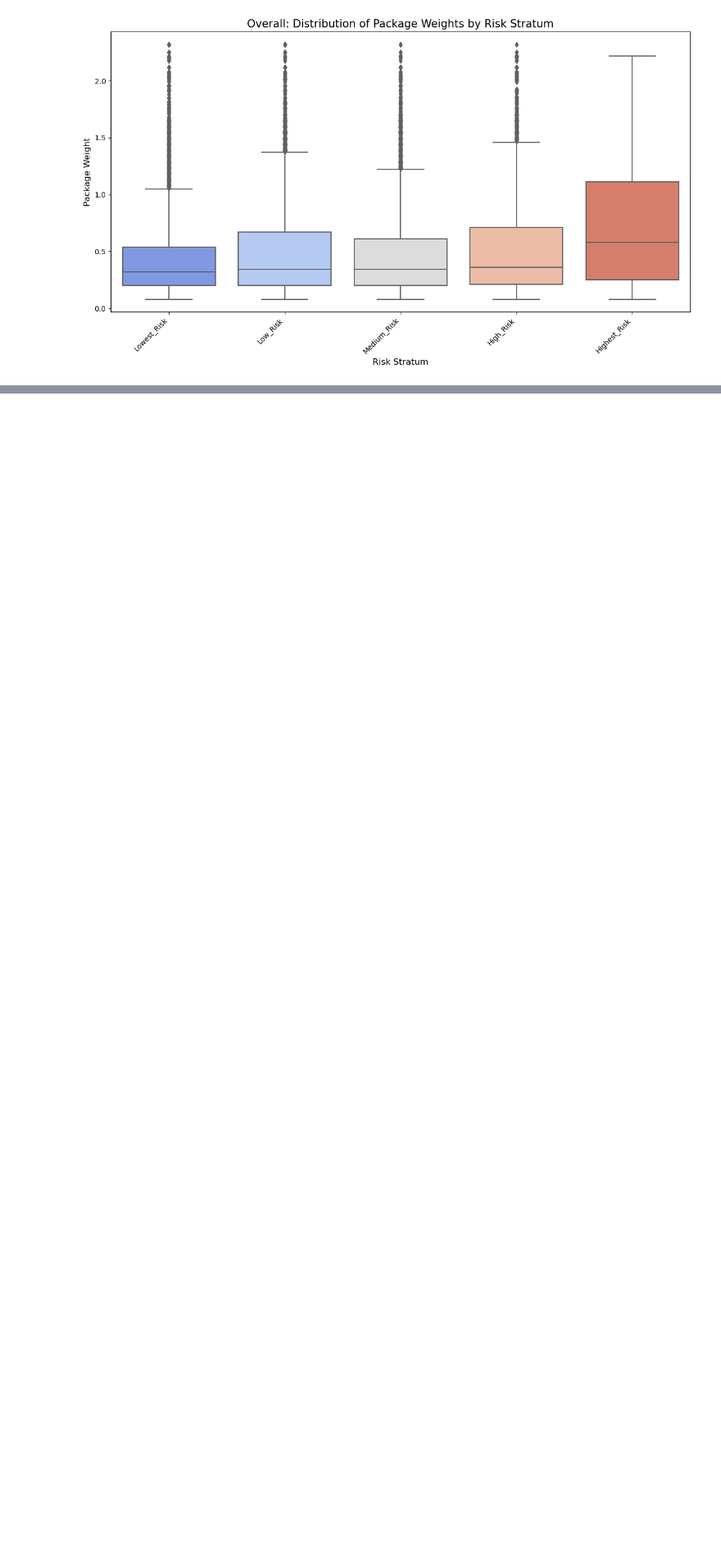
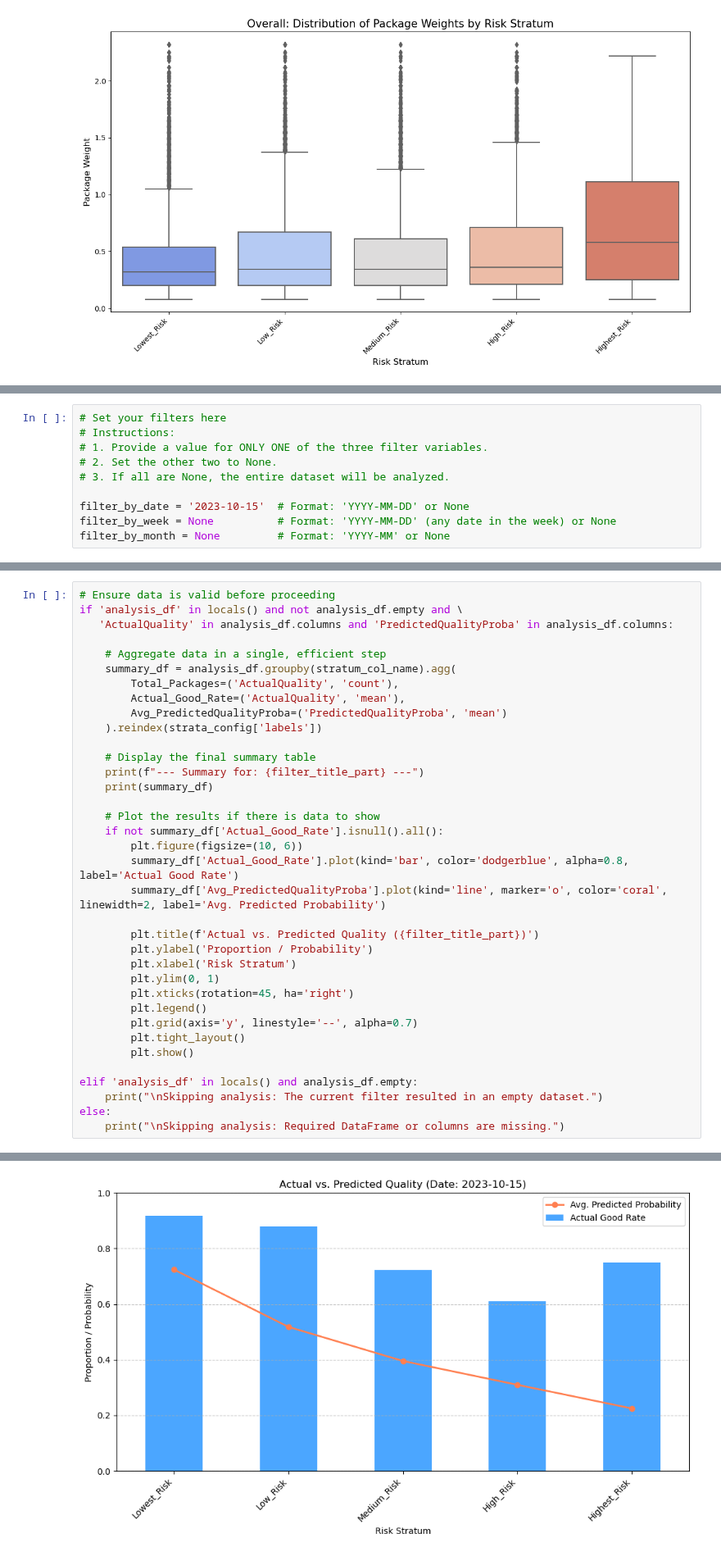
Before and after one commit to uligt/capstone, a Jupyter notebook: EDA/stratification/stratification.ipynb, the cells around one changed output, grey strips where cells are left out. Shown at 82% size. Cells and saved outputs as stored; diff of their text form; blank space fills up the shorter version.

Commit message:
add strata for specific dates

```diff
--- a/EDA/stratification/stratification.ipynb
+++ b/EDA/stratification/stratification.ipynb
@@ -642,0 +650,10 @@ Highest_Risk          0.718202           0.58           4266
+# %%
+# Set your filters here
+# Instructions:
+# 1. Provide a value for ONLY ONE of the three filter variables.
+# 2. Set the other two to None.
+# 3. If all are None, the entire dataset will be analyzed.
+
+filter_by_date = '2023-10-15'  # Format: 'YYYY-MM-DD' or None
+filter_by_week = None          # Format: 'YYYY-MM-DD' (any date in the week) or None
+filter_by_month = None         # Format: 'YYYY-MM' or None
@@ -642,0 +688,37 @@ Highest_Risk          0.718202           0.58           4266
+# %%
+# Ensure data is valid before proceeding
+if 'analysis_df' in locals() and not analysis_df.empty and \
+   'ActualQuality' in analysis_df.columns and 'PredictedQualityProba' in analysis_df.columns:
+
+    # Aggregate data in a single, efficient step
+    summary_df = analysis_df.groupby(stratum_col_name).agg(
+        Total_Packages=('ActualQuality', 'count'),
+        Actual_Good_Rate=('ActualQuality', 'mean'),
+        Avg_PredictedQualityProba=('PredictedQualityProba', 'mean')
+    ).reindex(strata_config['labels'])
+
+    # Display the final summary table
+    print(f"--- Summary for: {filter_title_part} ---")
+    print(summary_df)
+
+    # Plot the results if there is data to show
+    if not summary_df['Actual_Good_Rate'].isnull().all():
+        plt.figure(figsize=(10, 6))
+        summary_df['Actual_Good_Rate'].plot(kind='bar', color='dodgerblue', alpha=0.8, label='Actual Good Rate')
+        summary_df['Avg_PredictedQualityProba'].plot(kind='line', marker='o', color='coral', linewidth=2, label='Avg. Predicted Probability')
+
+        plt.title(f'Actual vs. Predicted Quality ({filter_title_part})')
+        plt.ylabel('Proportion / Probability')
+        plt.xlabel('Risk Stratum')
+        plt.ylim(0, 1)
+        plt.xticks(rotation=45, ha='right')
+        plt.legend()
+        plt.grid(axis='y', linestyle='--', alpha=0.7)
+        plt.tight_layout()
+        plt.show()
+
+elif 'analysis_df' in locals() and analysis_df.empty:
+    print("\nSkipping analysis: The current filter resulted in an empty dataset.")
+else:
+    print("\nSkipping analysis: Required DataFrame or columns are missing.")
+# %% [output]
@@ -642,0 +733 @@ Highest_Risk          0.718202           0.58           4266
+[figure, added]
```
Also changed, not shown: parts of 9 cells of this notebook.
